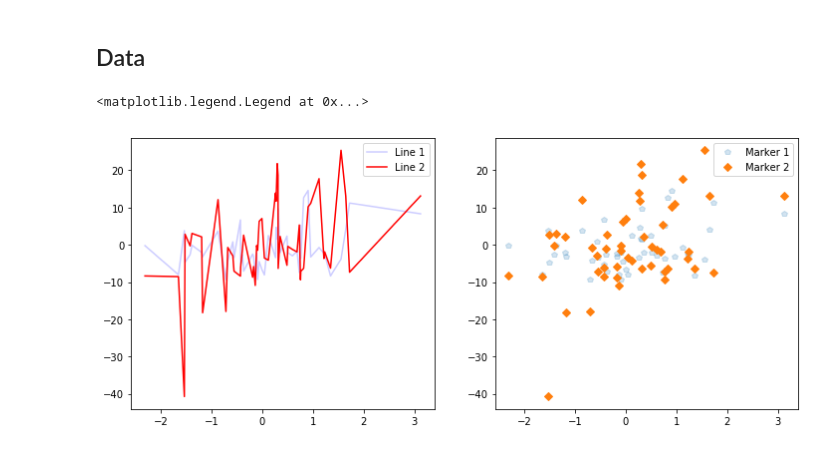
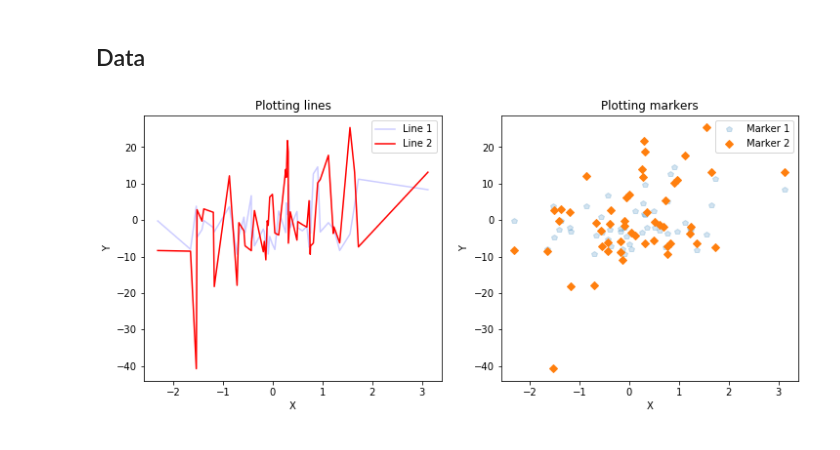
Before and after one commit to MingChen0919/python-plotting-and-visualization, a Jupyter notebook: lines-and-markers.ipynb, the cells around one changed output. Saved outputs shown, nothing was run; the diff lists cells and outputs as text; code cells hidden in the pictures.

```diff
--- a/lines-and-markers.ipynb
+++ b/lines-and-markers.ipynb
@@ -17,19 +17,26 @@ y2 = 3*x + np.random.randn(len(x))*8
 # %%
 fig, splots = plt.subplots(nrows=1, ncols=2, figsize=(12,5))
 sp1 = splots[0]
 sp2 = splots[1]
 
 l1, = sp1.plot(x, y1, alpha=0.2, color='blue')
 l2, = sp1.plot(x, y2, alpha=1, color='red')
 l1.set_label('Line 1')
 l2.set_label('Line 2')
 sp1.legend()
+sp1.axes.set_xlabel('X')
+sp1.axes.set_ylabel('Y')
+sp1.axes.set_title('Plotting lines')
 
 m1, = sp2.plot(x, y1, alpha=0.2, marker='p', linestyle='None')
 m2, = sp2.plot(x, y2, alpha=1, marker='D', linestyle='None')
 m1.set_label('Marker 1')
 m2.set_label('Marker 2')
 sp2.legend()
+sp2.axes.set_xlabel('X')
+sp2.axes.set_ylabel('Y')
+sp2.axes.set_title('Plotting markers')
+
+plt.show()
 # %% [output]
-<matplotlib.legend.Legend at 0x...>
-[figure, old version]
+[figure, new version]
```
